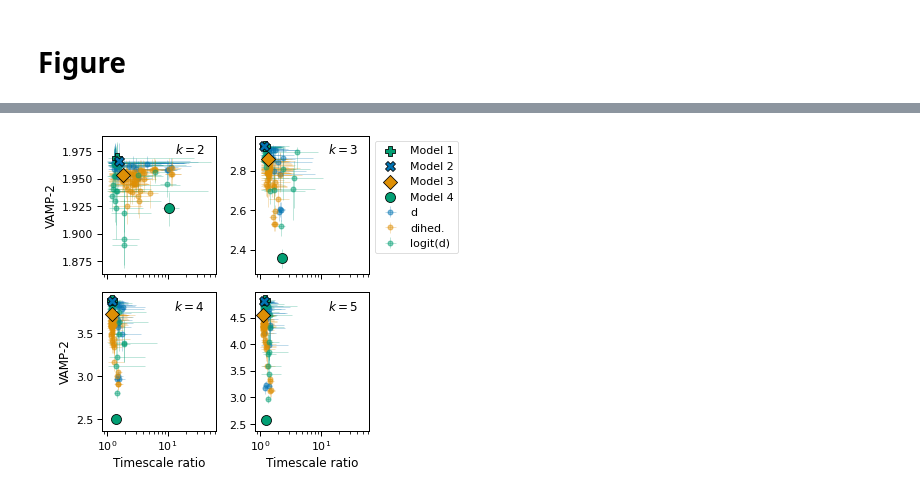
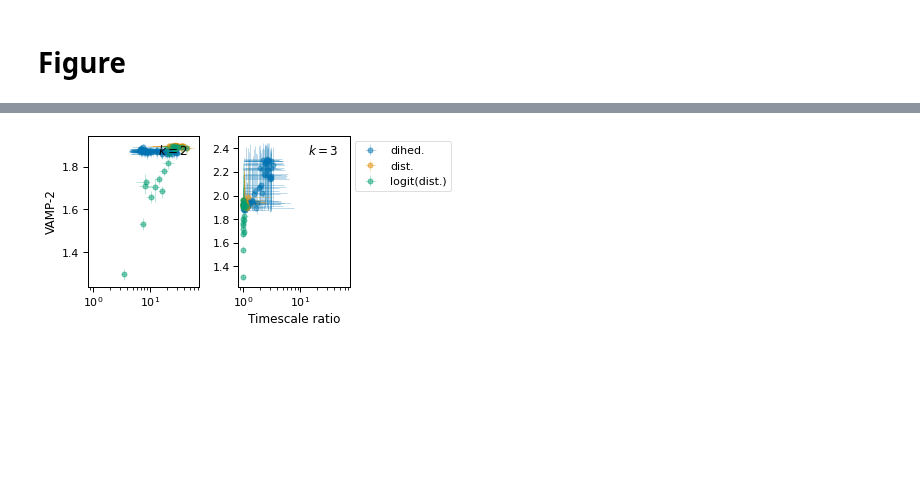
Before and after one commit to RobertArbon/msm_hyperparameter_optimisation, a Jupyter notebook: results/1_summary_values.ipynb, the cells around one changed output, grey strips where cells are left out. Saved outputs shown, nothing was run; the diff lists cells and outputs as text; code cells hidden in the pictures; blank space fills up the shorter version.

Commit message:
removed feature from summary values

```diff
--- a/results/1_summary_values.ipynb
+++ b/results/1_summary_values.ipynb
@@ -30,7 +30,7 @@ def create_feature_dict(df):
             return 'dihed.'
         if x['feature__value'] == 'distances':
             if x['distances__transform'] == 'linear':
-                return 'dist'
+                return 'dist.'
             elif x['distances__transform'] == 'logistic':
                 return 'logit(dist.)'
 
@@ -41,7 +41,7 @@ def create_feature_dict(df):
 
 
 def subset_columns(df):
-    df = df.loc[:, ['iteration', 'value','protein', 'hp_index', 'lag', 'num_its', 'feature']]
+    df = df.loc[:, ['iteration', 'value','protein', 'hp_index', 'lag', 'num_its']]
     return df
 
 
@@ -54,7 +54,7 @@ vamps = subset_method(all_vamps)
 
 fdict = create_feature_dict(vamps)
 
-ts = subset_columns(ts)
+ts = subset_columns(all_ts)
 vamps = subset_columns(vamps)
 # %% [markdown]
 #  Calculate ratio
@@ -95,71 +109,73 @@ ts_summary.to_hdf('ts_bs_summary.h5', key='ts_summary')
 # %% [markdown]
 # Figure
 # %%
-# df = vamps_summary.merge(ts_ratio_summary, on=['protein', 'hp_index', 'lag', 'num_its'], suffixes=['_vamp', '_gap'])
+df = vamps_summary.merge(ts_ratio_summary, on=['protein', 'hp_index', 'lag', 'num_its'], suffixes=['_vamp', '_gap'])
 
-# df['feature'] = df['hp_index'].apply(lambda x: fdict[x])
+df['feature'] = df['hp_index'].apply(lambda x: fdict[x])
 # %%
-# all_best_models = pd.read_hdf('best_hps_per_feature.h5')
-# all_best_models.rename(columns={'k':'num_its'}, inplace=True)
+all_best_models = pd.read_hdf('best_hps_per_feature.h5')
+all_best_models.rename(columns={'k':'num_its'}, inplace=True)
 # %%
-# # for protein in funcs.PROTEIN_DIRS[:5]+funcs.PROTEIN_DIRS[6:8]:
+for protein in funcs.PROTEIN_LABELS[:5]+funcs.PROTEIN_LABELS[6:9]:
 # protein = 'BBA'
-
-# max_k = chosen_dom_procs.loc[chosen_dom_procs.protein==protein, 'num_its'].values[0]+1
-# lag = chosen_lags.loc[chosen_lags.protein==protein, 'lag'].values[0]
+    print(protein)
+    max_k = chosen_dom_procs.loc[chosen_dom_procs.protein==protein, 'num_its'].values[0]+1
+    lag = chosen_lags.loc[chosen_lags.protein==protein, 'lag'].values[0]
 
 
-# ks = np.arange(2, max_k+1)
-# n_ks = ks.shape[0]
-# features = np.unique(df.feature.values)
+    ks = np.arange(2, max_k+1)
+    n_ks = ks.shape[0]
+    features = np.unique(df.feature.values)
 
 
-# best_df = all_best_models.loc[all_best_models.protein==protein, :].copy()
-# best_df.sort_values(by='hp_rank', inplace=True)
-# best_model_num = dict(zip(np.arange(1, best_df.shape[0]+1), best_df['hp_index']))
-# best_markers = ['P','X', 'D', 'o']
+    best_df = all_best_models.loc[all_best_models.protein==protein, :].copy()
+    best_df.sort_values(by='hp_rank', inplace=True)
+    best_model_num = dict(zip(np.arange(1, best_df.shape[0]+1), best_df['hp_index']))
+    best_markers = ['P','X', 'D', 'o']
 
-# cols = sns.color_palette('colorblind', features.shape[0])
+    cols = sns.color_palette('colorblind', features.shape[0])
 
-# n_cols = 2
-# n_rows = n_ks//n_cols + (n_ks % n_cols)
+    n_cols = 2
+    n_rows = n_ks//n_cols + (n_ks % n_cols)
 
-# with sns.plotting_context('paper', font_scale=1.25):
+    with sns.plotting_context('paper', font_scale=1.25):
 
-#     fig, axes = plt.subplots(n_rows, n_cols, figsize=(6, 1+2*n_rows), sharey=False, sharex=True)
+        fig, axes = plt.subplots(n_rows, n_cols, figsize=(6, 1+2*n_rows), sharey=False, sharex=True)
+        if axes.ndim==1:
+            axes = axes.reshape(1, -1)
+        for i in range(ks.shape[0]):
+            ax = axes.flatten()[i]
 
-#     for i in range(ks.shape[0]):
-#         ax = axes.flatten()[i]
+            for j, feat in enumerate(features):
 
-#         for j, feat in enumerate(features):
+                ix = (df.protein == protein) & (df.num_its == ks[i] ) & (df.lag == lag) & (df.feature == feat)
+                x = df.loc[ix, 'median_gap'].values
+                xerr = df.loc[ix, ['lb_diff_gap', 'ub_diff_gap']].values.T
 
-#             ix = (df.protein == protein) & (df.num_its == ks[i] ) & (df.lag == lag) & (df.feature == feat)
-#             x = df.loc[ix, 'median_gap'].values
-#             xerr = df.loc[ix, ['lb_diff_gap', 'ub_diff_gap']].values.T
+                y = df.loc[ix, 'median_vamp'].values
+                yerr = df.loc[ix, ['lb_diff_vamp', 'ub_diff_vamp']].values.T
 
-#             y = df.loc[ix, 'median_vamp'].values
-#             yerr = df.loc[ix, ['lb_diff_vamp', 'ub_diff_vamp']].values.T
+                ax.errorbar(x, y, xerr=xerr, yerr=yerr, lw=0, elinewidth=0.5, marker='o', color=cols[j], alpha=0.5, label=feat, ms=5)
+                ax.set_xscale('log')
 
-#             ax.errorbar(x, y, xerr=xerr, yerr=yerr, lw=0, elinewidth=0.5, marker='o', color=cols[j], alpha=0.5, label=feat, ms=5)
-#             ax.set_xscale('log')
+    #         for mod_num, hp_ix in best_model_num.items():
+    #             best_ix = (df.protein == protein) & (df.num_its == ks[i] ) & (df.lag == lag) & (df.hp_index == hp_ix)
+    #             best_x = df.loc[best_ix, 'median_gap'].values
+    #             best_y = df.loc[best_ix, 'median_vamp'].values
+    #             best_f = df.loc[best_ix, 'feature'].values[0]
+    #     #         ax.annotate(text=f"{mod_num}", xy=(best_x, best_y), xytext=(20, 20), textcoords='offset points',arrowprops=dict(arrowstyle="->",connectionstyle="arc3"),)
+    #             ax.scatter(best_x, best_y, marker=best_markers[mod_num-1], alpha=1, s=100, color=cols[np.where(features == best_f)[0][0]], label=f"Model {mod_num}", edgecolor='k', zorder=10)
 
-# #         for mod_num, hp_ix in best_model_num.items():
-# #             best_ix = (df.protein == protein) & (df.num_its == ks[i] ) & (df.lag == lag) & (df.hp_index == hp_ix)
-# #             best_x = df.loc[best_ix, 'median_gap'].values
-# #             best_y = df.loc[best_ix, 'median_vamp'].values
-# #             best_f = df.loc[best_ix, 'feature'].values[0]
-# #     #         ax.annotate(text=f"{mod_num}", xy=(best_x, best_y), xytext=(20, 20), textcoords='offset points',arrowprops=dict(arrowstyle="->",connectionstyle="arc3"),)
-# #             ax.scatter(best_x, best_y, marker=best_markers[mod_num-1], alpha=1, s=100, color=cols[np.where(features == best_f)[0][0]], label=f"Model {mod_num}", edgecolor='k', zorder=10)
+            if i % n_cols == 0:
+                ax.set_ylabel(f'VAMP-2')
 
-#         if i % n_cols == 0:
-#             ax.set_ylabel(f'VAMP-2')
+            if i // n_rows == 1:
+                ax.set_xlabel('Timescale ratio')
 
-#         if i // n_rows == 1:
-#             ax.set_xlabel('Timescale ratio')
-
-#         ax.annotate(text=f"$k={{{ks[i]}}}$", xy=(0.9, 0.95), ha='right', va='top' , xycoords='axes fraction')
+            ax.annotate(text=f"$k={{{ks[i]}}}$", xy=(0.9, 0.95), ha='right', va='top' , xycoords='axes fraction')
 
 
-#     axes[0, -1].legend(bbox_to_anchor=(1, 1), loc='upper left')
-#     plt.tight_layout()
+        axes[0, -1].legend(bbox_to_anchor=(1, 1), loc='upper left')
+        plt.tight_layout()
+        plt.savefig(Path(funcs.FIG_DIR).joinpath(f"{protein}_vamp_vs_gap.pdf"), bbox_inches='tight')
 # %% [output]
@@ -166 +190 @@ ts_summary.to_hdf('ts_bs_summary.h5', key='ts_summary')
-[figure, old version]
+[figure, new version]
```
Also changed, not shown: parts of 6 cells of this notebook.
